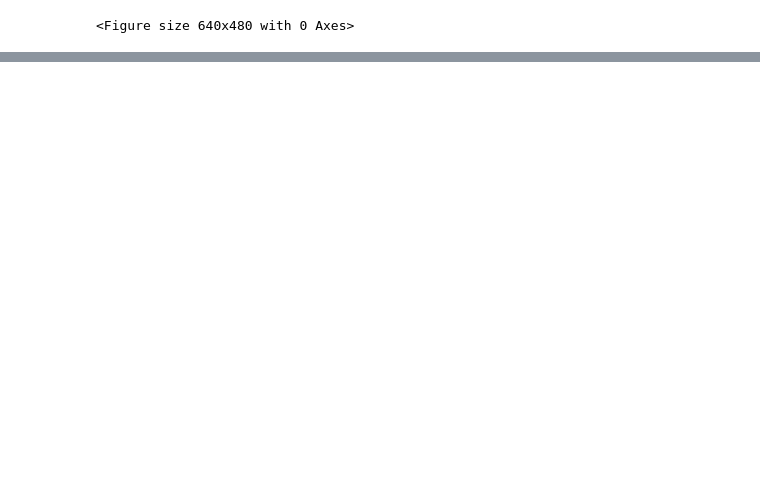
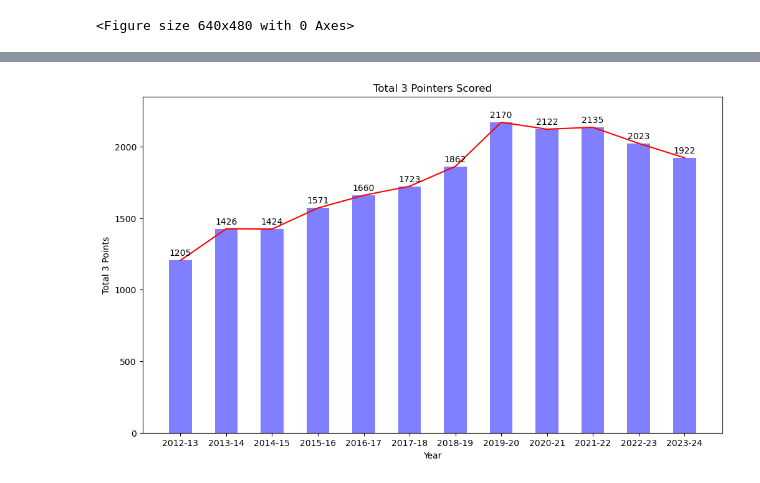
Before and after one commit to singhashishpal/Project_NBA, a Jupyter notebook: NBA Dataset/NBA.ipynb, the cells around one changed output, grey strips where cells are left out. Cells and saved outputs as stored; diff of their text form; code cells hidden in the pictures; blank space fills up the shorter version.

```diff
--- a/NBA Dataset/NBA.ipynb
+++ b/NBA Dataset/NBA.ipynb
@@ -119,0 +148,28 @@ plt.show()
+# %%
+# Calculating Three Pointers Points for Playoffs Season
+
+po_year = playoffs_df['Year'].unique()                      # po_year is the unique years for playoffs season
+
+po_year_grouped = playoffs_df.groupby('Year')               # po_year_grouped is the grouped years. The result is DataFrameGroupBy object.
+
+po_three_points = po_year_grouped['FG3M'].sum()             # po_three_points is the total number of three pointers scored in a playoffs season.
+
+po_three_df = pd.DataFrame(po_three_points)
+
+
+# 2nd visualization: Total Three pointers scored in Playoffs Season.
+
+plt.figure(figsize=(12,7))
+plt.plot(po_year, po_three_df['FG3M'], color = 'r')
+plt.bar(po_year, po_three_df['FG3M'], color= 'b', alpha = 0.5, width = 0.5)
+
+for j, value in enumerate(po_three_df['FG3M']):
+    plt.text(j, value+20, str(value), ha='center', va='bottom')
+
+plt.xlabel('Year')
+plt.ylabel('Total 3 Points')
+plt.title('Total 3 Pointers Scored')
+plt.ylim(0, 2350)
+plt.show()
+# %% [output]
+[figure, added]
```
Also changed, not shown: parts of 4 cells of this notebook, 6 other files.
